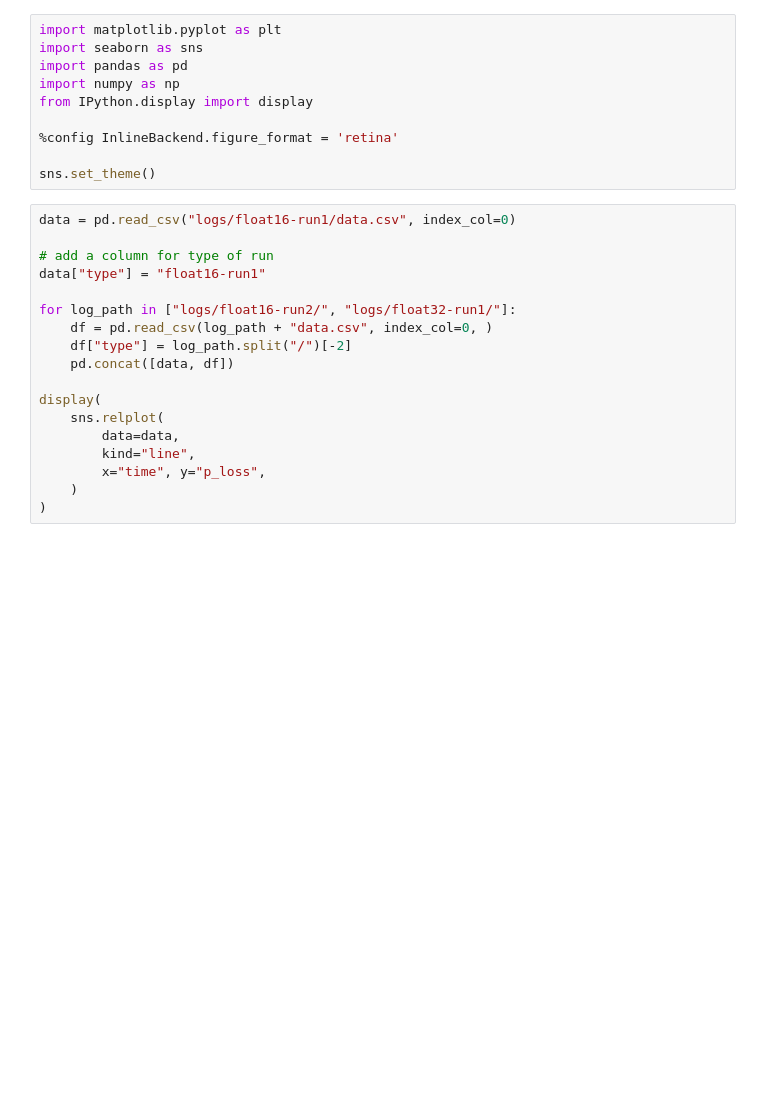
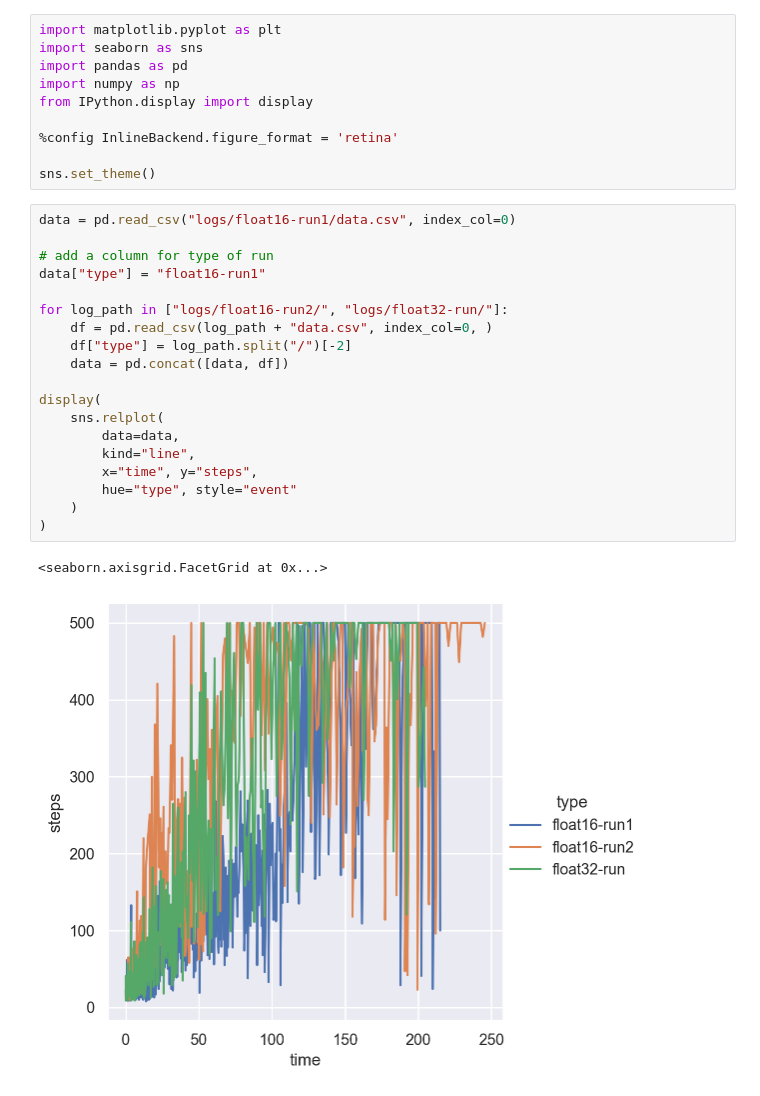
Before and after one commit to b0kch01/QuantizeRL, a Jupyter notebook: cart_pole/visualization.ipynb, the cells around one changed output. Drawn from its saved outputs; the diff is of its cells as text; blank space fills up the shorter version.

Commit message:
combined all the graphs into one seaborn graph for better comparison

```diff
--- a/cart_pole/visualization.ipynb
+++ b/cart_pole/visualization.ipynb
@@ -11,18 +11,22 @@ sns.set_theme()
 # %%
 data = pd.read_csv("logs/float16-run1/data.csv", index_col=0)
 
 # add a column for type of run
 data["type"] = "float16-run1"
 
-for log_path in ["logs/float16-run2/", "logs/float32-run1/"]:
+for log_path in ["logs/float16-run2/", "logs/float32-run/"]:
     df = pd.read_csv(log_path + "data.csv", index_col=0, )
     df["type"] = log_path.split("/")[-2]
-    pd.concat([data, df])
+    data = pd.concat([data, df])
 
 display(
     sns.relplot(
         data=data,
         kind="line",
-        x="time", y="p_loss",
+        x="time", y="steps",
+        hue="type", style="event"
     )
 )
+# %% [output]
+<seaborn.axisgrid.FacetGrid at 0x...>
+[figure, added]
```
Also changed, not shown: parts of 1 cell of this notebook.
